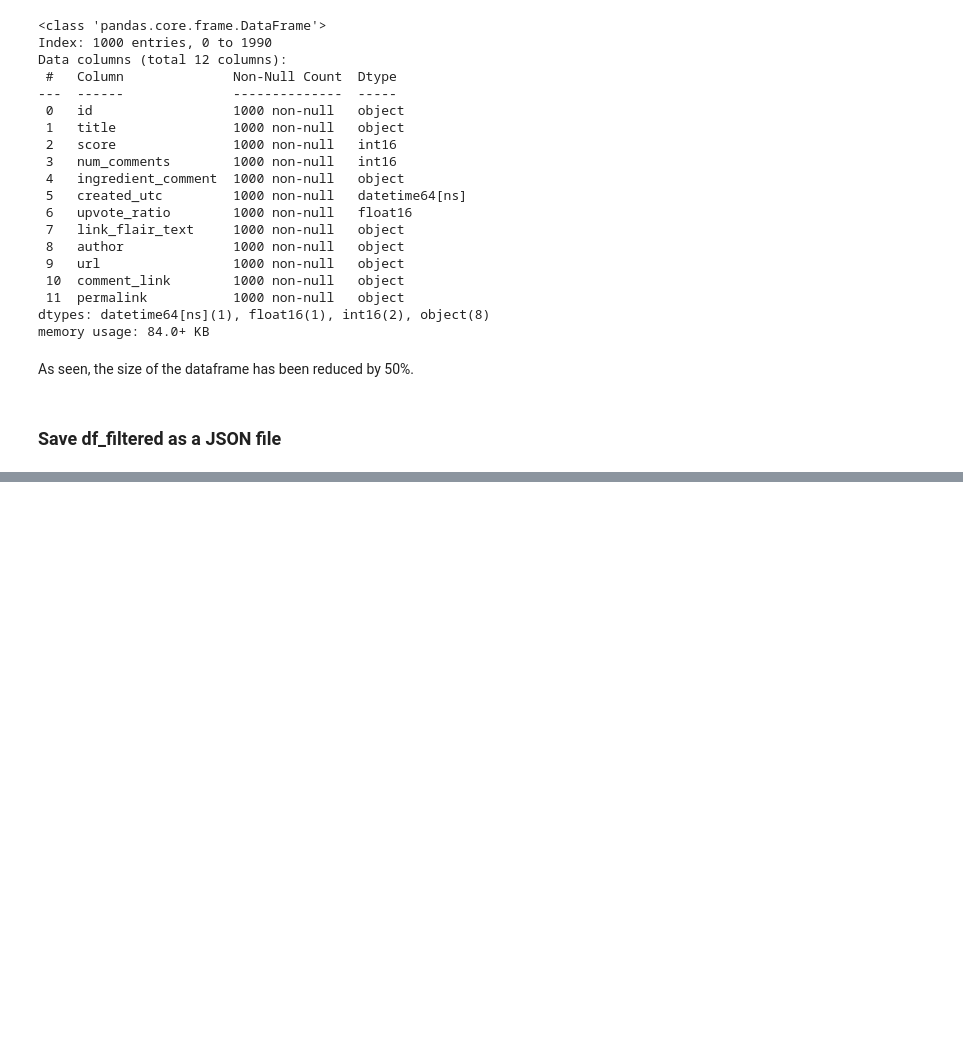
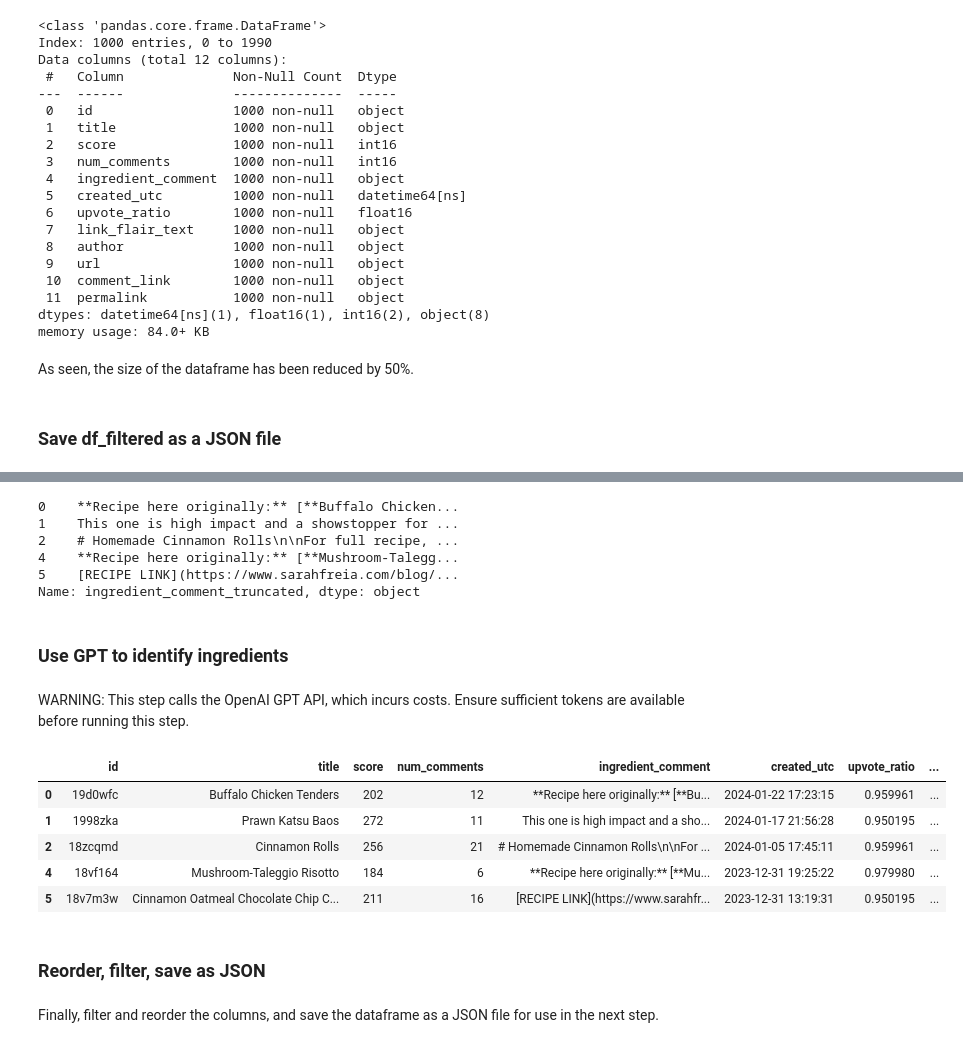
Before and after one commit to lse-ds105/ds105a-project-chadgpt, a Jupyter notebook: notebooks/03 Data cleaning.ipynb, the cells around one changed output, grey strips where cells are left out. Saved outputs shown, nothing was run; the diff lists cells and outputs as text; code cells hidden in the pictures; blank space fills up the shorter version.

Commit message:
apply gpt to all posts

```diff
--- a/notebooks/03 Data cleaning.ipynb
+++ b/notebooks/03 Data cleaning.ipynb
@@ -78,7 +72,8 @@ df_filtered.head()
 # %% [markdown]
 We first filter out posts with empty rows.
 # %%
-df_filtered = df_filtered.dropna(axis=0, how='any')
+important_cols = ['id', 'title', 'ingredient_comment', 'permalink']
+df_filtered.dropna(axis=0, subset=important_cols, inplace=True)
 df_filtered.shape
 # %% [output]
 (1747, 12)
@@ -351,0 +180,2 @@ ingredients_list
+# %%
+df_filtered['ingredient_comment_truncated'] = df_filtered['ingredient_comment'].progress_apply(chadtools.extract_ingredients_text)
@@ -351,0 +184,31 @@ ingredients_list
+# %%
+my_client = chadtools.setup_gpt_client()
+# %%
+df_filtered['ingredient_comment_truncated'].head()
+# %% [output]
+0    **Recipe here originally:** [**Buffalo Chicken...
+1    This one is high impact and a showstopper for ...
+2    # Homemade Cinnamon Rolls\n\nFor full recipe, ...
+4    **Recipe here originally:** [**Mushroom-Talegg...
+5    [RECIPE LINK](https://www.sarahfreia.com/blog/...
+Name: ingredient_comment_truncated, dtype: object
+# %% [markdown]
+### Use GPT to identify ingredients
+# %% [markdown]
+WARNING: This step calls the OpenAI GPT API, which incurs costs. Ensure sufficient tokens are available before running this step.
+# %%
+df_filtered['gpt_ingredients'] = df_filtered['ingredient_comment_truncated'].progress_apply(chadtools.get_ingredient_list, client=my_client)
+df_filtered['gpt_ingredients'].head()
+# %%
+df_filtered.head()
+# %% [output]
+|  | id | title | score | num_comments | ingredient_comment | created_utc | upvote_ratio | ... |
+| 0 | 19d0wfc | Buffalo Chicken Tenders | 202 | 12 | **Recipe here originally:** [**Bu... | 2024-01-22 17:23:15 | 0.959961 | ... |
+| 1 | 1998zka | Prawn Katsu Baos | 272 | 11 | This one is high impact and a sho... | 2024-01-17 21:56:28 | 0.950195 | ... |
+| 2 | 18zcqmd | Cinnamon Rolls | 256 | 21 | # Homemade Cinnamon Rolls\n\nFor ... | 2024-01-05 17:45:11 | 0.959961 | ... |
+| 4 | 18vf164 | Mushroom-Taleggio Risotto | 184 | 6 | **Recipe here originally:** [**Mu... | 2023-12-31 19:25:22 | 0.979980 | ... |
+| 5 | 18v7m3w | Cinnamon Oatmeal Chocolate Chip C... | 211 | 16 | [RECIPE LINK](https://www.sarahfr... | 2023-12-31 13:19:31 | 0.950195 | ... |
+# %% [markdown]
+### Reorder, filter, save as JSON
+# %% [markdown]
+Finally, filter and reorder the columns, and save the dataframe as a JSON file for use in the next step.
```
Also changed, not shown: parts of 15 cells of this notebook, 1 other file.
